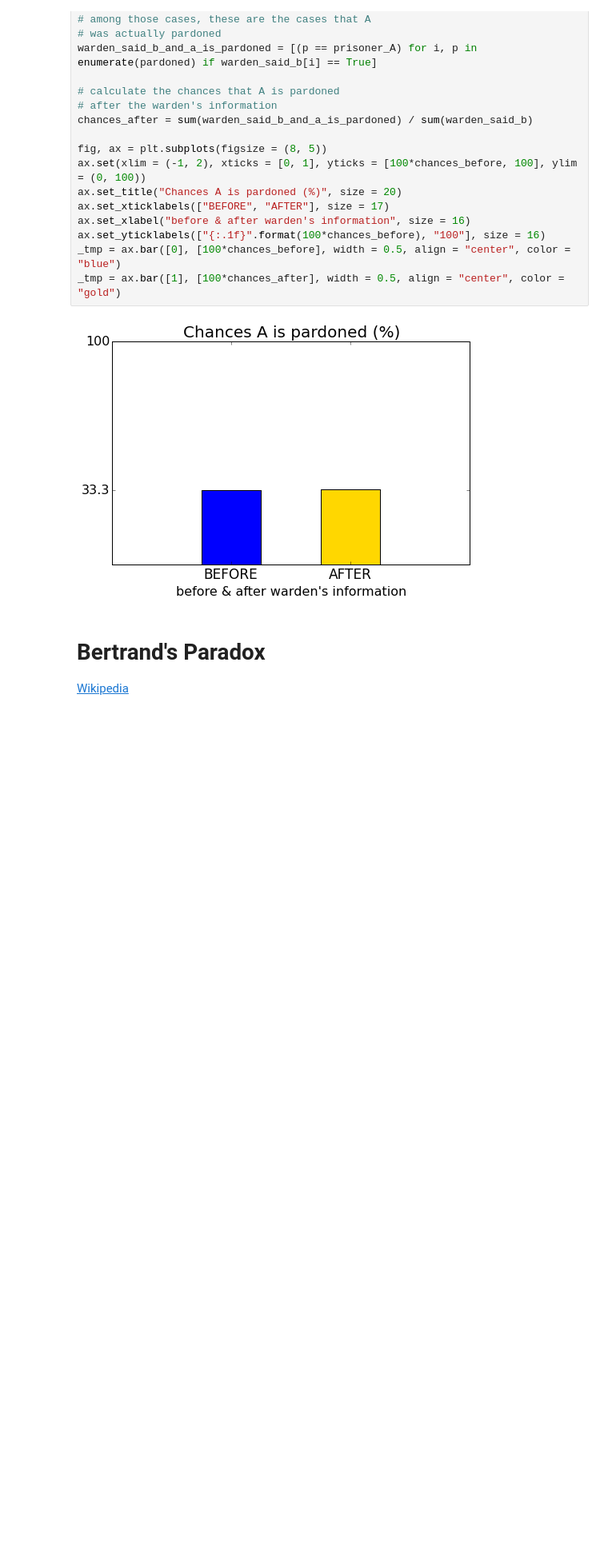
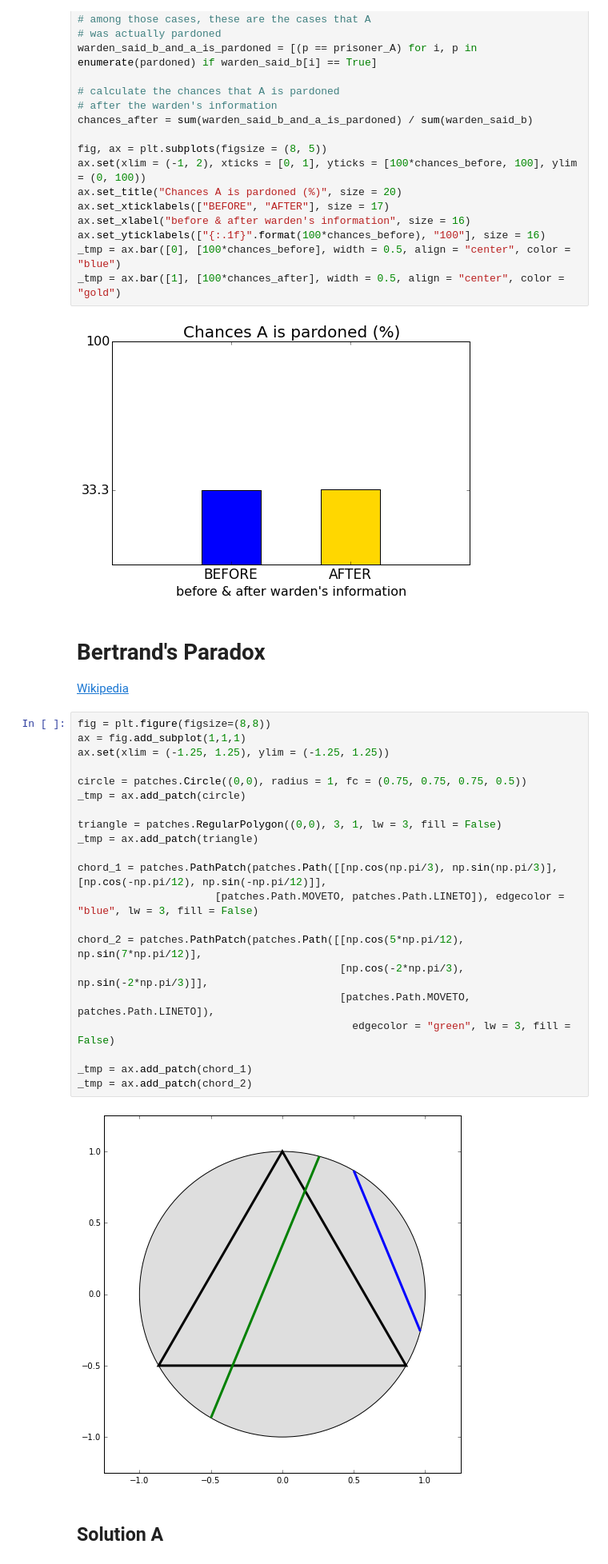
Before and after one commit to mmathioudakis/probability_playground, a Jupyter notebook: probability_playground.ipynb, the cells around one changed output. Shown: that part at 80% size. Cells and saved outputs as stored; diff of their text form; blank space fills up the shorter version.

Commit message:
added basic plot for bertrand's paradox

```diff
--- a/probability_playground.ipynb
+++ b/probability_playground.ipynb
@@ -187,3 +187,28 @@ _tmp = ax.bar([1], [100*chances_after], width = 0.5, align = "center", color = "
 [Wikipedia][1]
 
 [1]: https://en.wikipedia.org/wiki/Bertrand_paradox_(probability)
+# %%
+fig = plt.figure(figsize=(8,8))
+ax = fig.add_subplot(1,1,1)
+ax.set(xlim = (-1.25, 1.25), ylim = (-1.25, 1.25))
+
+circle = patches.Circle((0,0), radius = 1, fc = (0.75, 0.75, 0.75, 0.5))
+_tmp = ax.add_patch(circle)
+
+triangle = patches.RegularPolygon((0,0), 3, 1, lw = 3, fill = False)
+_tmp = ax.add_patch(triangle)
+
+chord_1 = patches.PathPatch(patches.Path([[np.cos(np.pi/3), np.sin(np.pi/3)], [np.cos(-np.pi/12), np.sin(-np.pi/12)]],
+                      [patches.Path.MOVETO, patches.Path.LINETO]), edgecolor = "blue", lw = 3, fill = False)
+
+chord_2 = patches.PathPatch(patches.Path([[np.cos(5*np.pi/12), np.sin(7*np.pi/12)],
+                                          [np.cos(-2*np.pi/3), np.sin(-2*np.pi/3)]],
+                                          [patches.Path.MOVETO, patches.Path.LINETO]),
+                                            edgecolor = "green", lw = 3, fill = False)
+
+_tmp = ax.add_patch(chord_1)
+_tmp = ax.add_patch(chord_2)
+# %% [output]
+[figure, added]
+# %% [markdown]
+## Solution A
```
Also changed, not shown: parts of 4 cells of this notebook.
